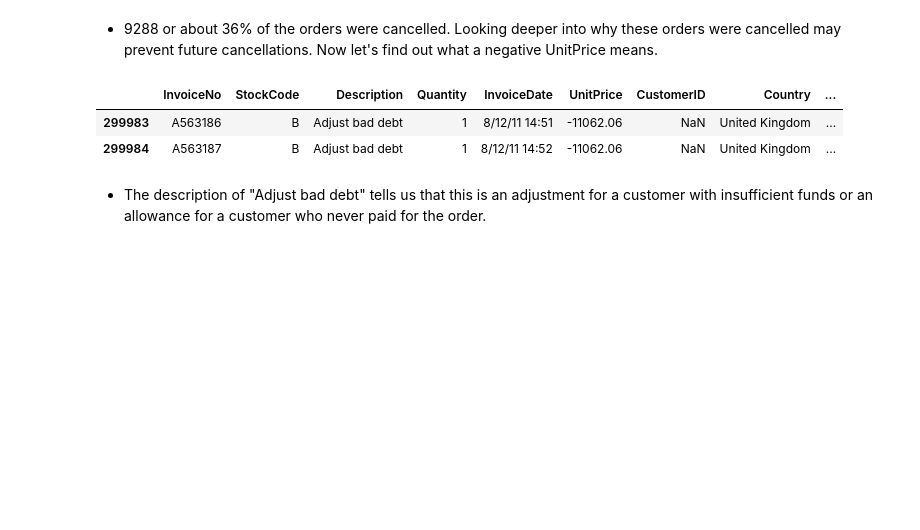
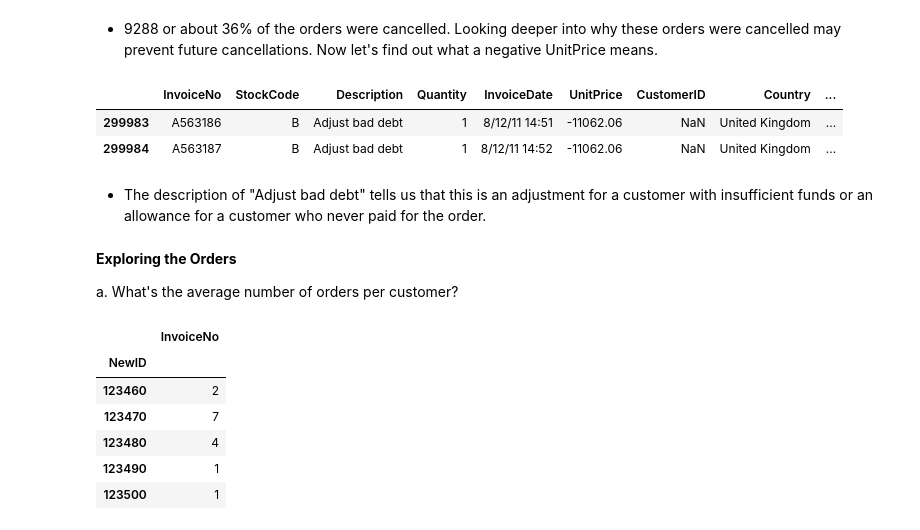
Before and after one commit to Ranjitkumarmuduli/Capstone-Project--4, a Jupyter notebook: Online_Retail_Customer_Segmentation_Capstone_Project.ipynb, the cells around one changed output. Drawn from its saved outputs; the diff is of its cells as text; code cells hidden in the pictures; blank space fills up the shorter version.

```diff
--- a/Online_Retail_Customer_Segmentation_Capstone_Project.ipynb
+++ b/Online_Retail_Customer_Segmentation_Capstone_Project.ipynb
@@ -326,3 +326,19 @@ df[df['UnitPrice'] < 0]
 | 299984 | A563187 | B | Adjust bad debt | 1 | 8/12/11 14:52 | -11062.06 | NaN | United Kingdom | ... |
 # %% [markdown]
 * The description of "Adjust bad debt" tells us that this is an adjustment for a customer with insufficient funds or an allowance for a customer who never paid for the order.
+# %% [markdown]
+**Exploring the Orders**
+
+a. What's the average number of orders per customer?
+# %%
+#Find the unique number of InvoiceNo  per customer
+groupby_customers = pd.DataFrame(df.groupby('NewID')['InvoiceNo'].nunique())
+groupby_customers.head()
+# %% [output]
+|  | InvoiceNo |
+| NewID |  |
+| 123460 | 2 |
+| 123470 | 7 |
+| 123480 | 4 |
+| 123490 | 1 |
+| 123500 | 1 |
```
Also changed, not shown: parts of 1 cell of this notebook.
